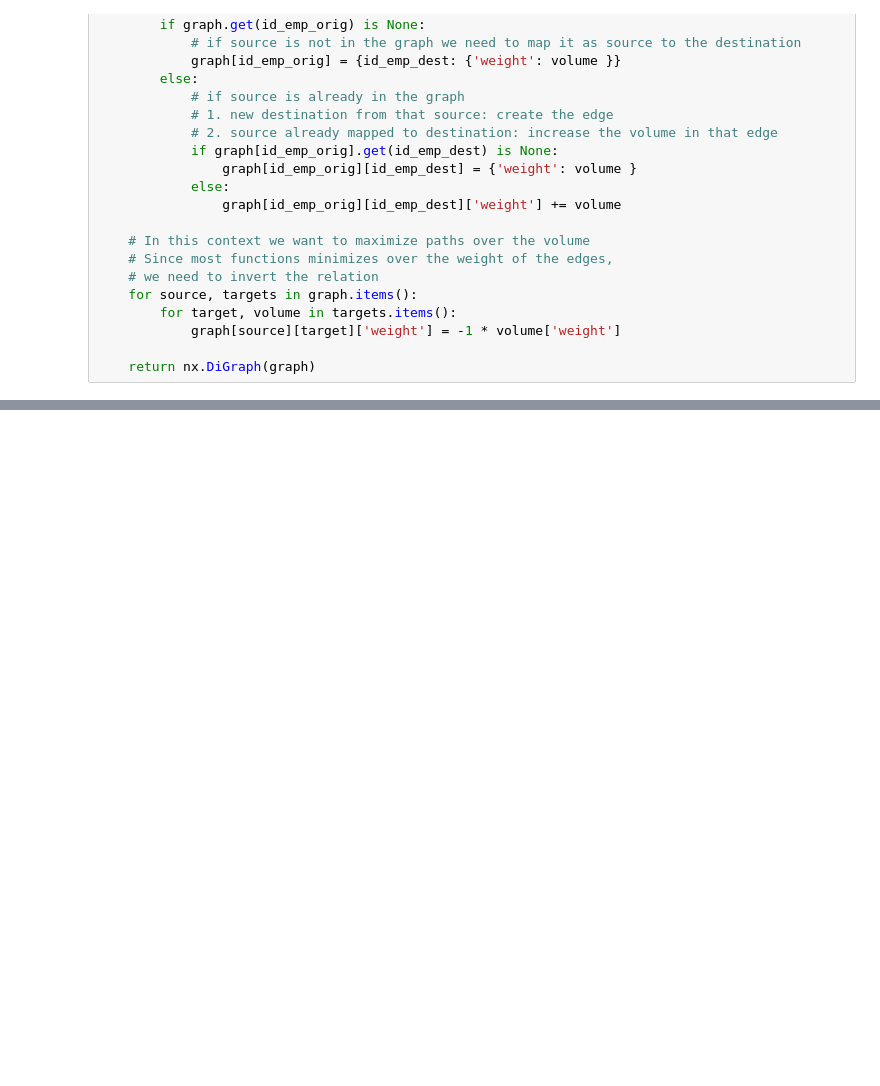
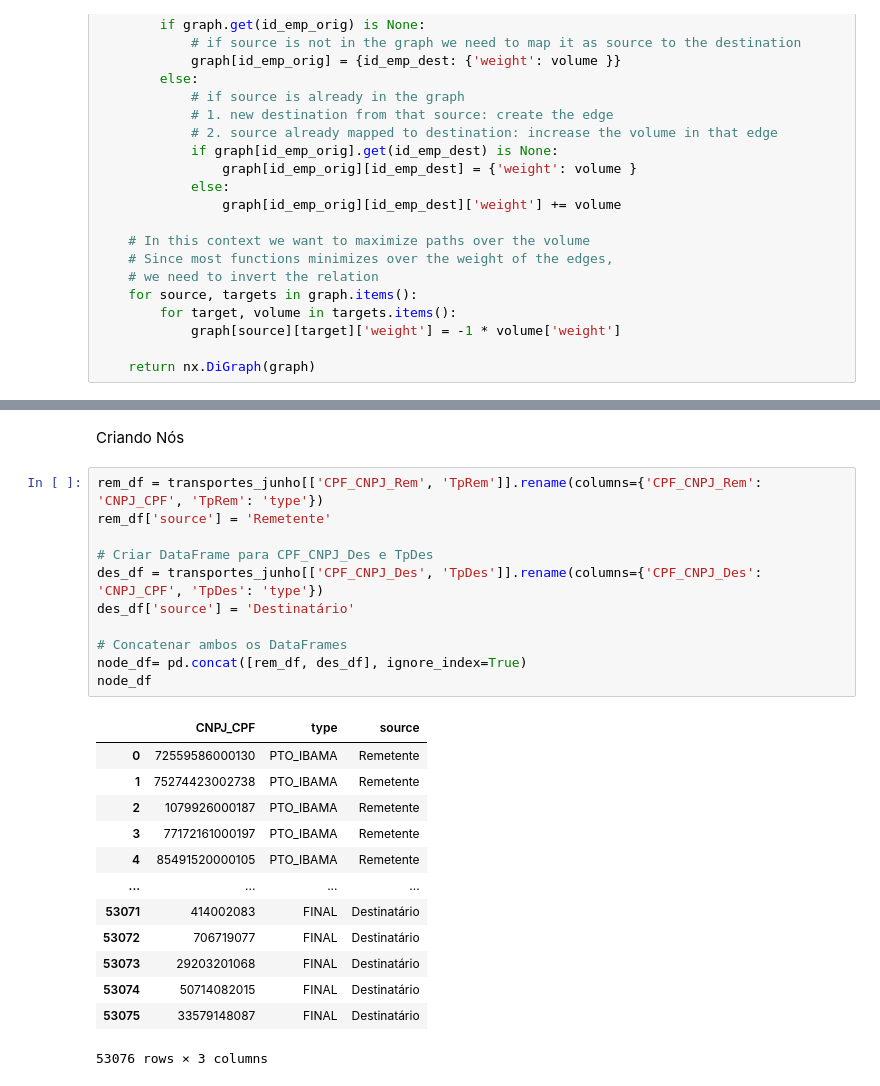
Before and after one commit to mistercapote/atividade_madeireira, a Jupyter notebook: src/example.ipynb, the cells around one changed output, grey strips where cells are left out. Saved outputs shown, nothing was run; the diff lists cells and outputs as text; blank space fills up the shorter version.

Commit message:
criando os nós

```diff
--- a/src/example.ipynb
+++ b/src/example.ipynb
@@ -87,0 +203,27 @@ Name: count, dtype: int64
+# %% [markdown]
+Criando Nós
+# %%
+rem_df = transportes_junho[['CPF_CNPJ_Rem', 'TpRem']].rename(columns={'CPF_CNPJ_Rem': 'CNPJ_CPF', 'TpRem': 'type'})
+rem_df['source'] = 'Remetente'
+
+# Criar DataFrame para CPF_CNPJ_Des e TpDes
+des_df = transportes_junho[['CPF_CNPJ_Des', 'TpDes']].rename(columns={'CPF_CNPJ_Des': 'CNPJ_CPF', 'TpDes': 'type'})
+des_df['source'] = 'Destinatário'
+
+# Concatenar ambos os DataFrames
+node_df= pd.concat([rem_df, des_df], ignore_index=True)
+node_df
+# %% [output]
+|  | CNPJ_CPF | type | source |
+| 0 | 72559586000130 | PTO_IBAMA | Remetente |
+| 1 | 75274423002738 | PTO_IBAMA | Remetente |
+| 2 | 1079926000187 | PTO_IBAMA | Remetente |
+| 3 | 77172161000197 | PTO_IBAMA | Remetente |
+| 4 | 85491520000105 | PTO_IBAMA | Remetente |
+| ... | ... | ... | ... |
+| 53071 | 414002083 | FINAL | Destinatário |
+| 53072 | 706719077 | FINAL | Destinatário |
+| 53073 | 29203201068 | FINAL | Destinatário |
+| 53074 | 50714082015 | FINAL | Destinatário |
+| 53075 | 33579148087 | FINAL | Destinatário |
+53076 rows × 3 columns
```
Also changed, not shown: parts of 14 cells of this notebook, 2 other files.
